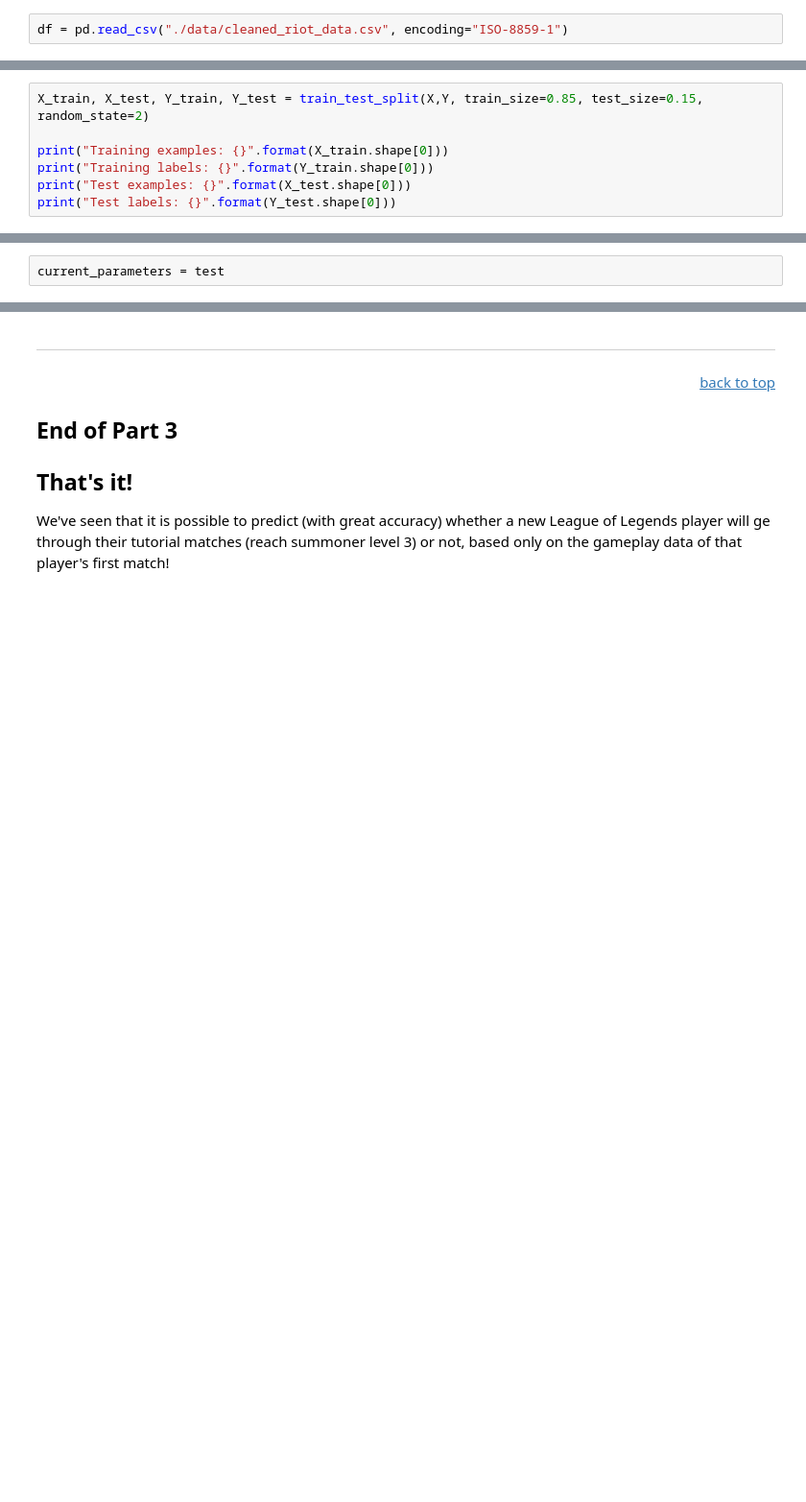
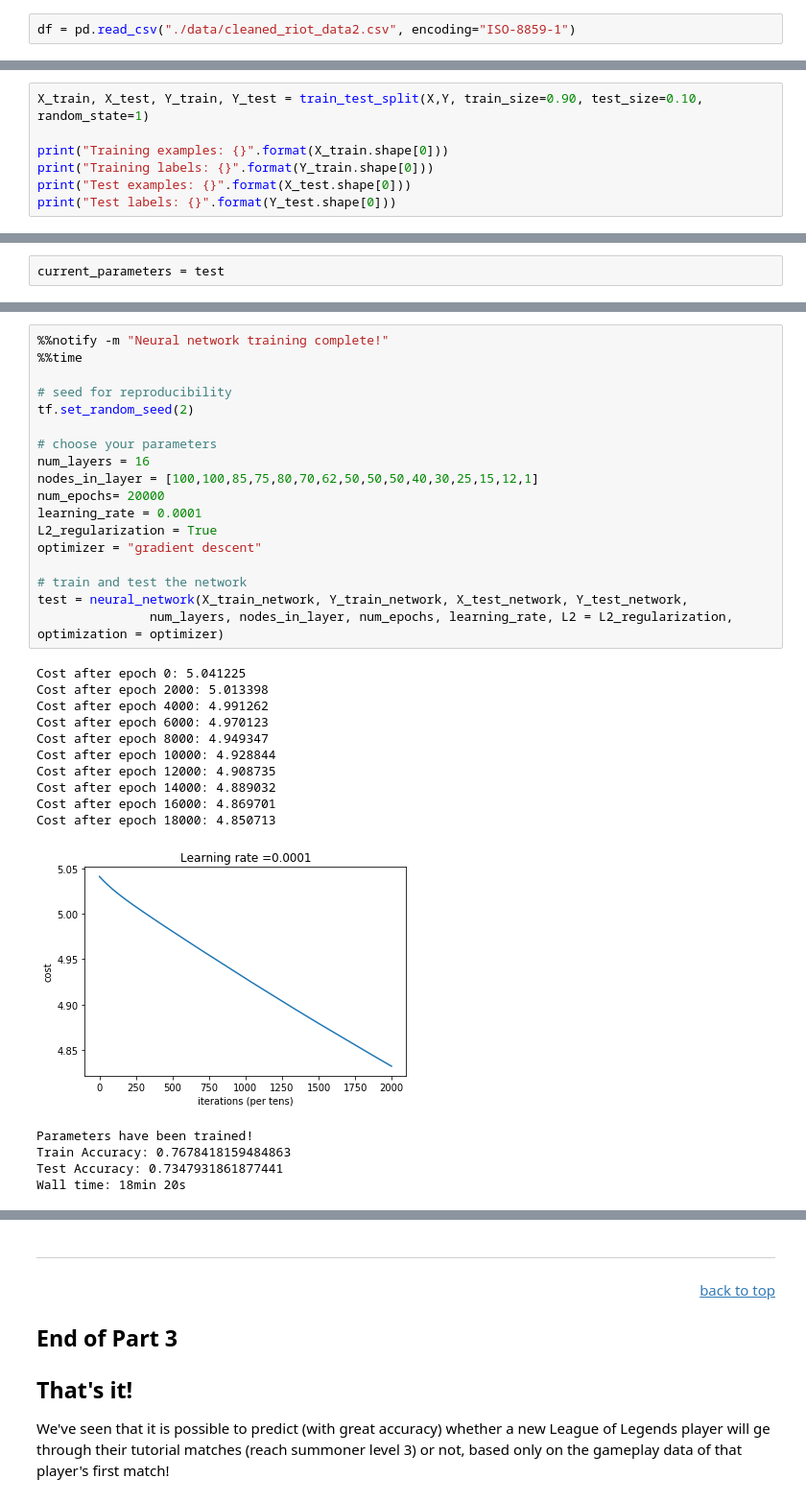
Before and after one commit to dskarbrevik/League-of-Legends-Churn-Prediction, a Jupyter notebook: LoL Churn Predictor [Part 3 - Data Modeling].ipynb, the cells around one changed output, grey strips where cells are left out. Shown at 96% size. Cells and saved outputs as stored; diff of their text form; blank space fills up the shorter version.

```diff
--- a/LoL Churn Predictor [Part 3 - Data Modeling].ipynb
+++ b/LoL Churn Predictor [Part 3 - Data Modeling].ipynb
@@ -77,7 +87,7 @@ np.random.seed(1)
 # %% [markdown]
 **First, read cleaned dataframe from file**
 # %%
-df = pd.read_csv("./data/cleaned_riot_data.csv", encoding="ISO-8859-1")
+df = pd.read_csv("./data/cleaned_riot_data2.csv", encoding="ISO-8859-1")
 # %% [markdown]
 **1) OHE encoding for categorical features**
 # %%
@@ -275,7 +290,7 @@ Y = np.array(labels)
 # %% [markdown]
 **Randomize and split data into train/test sets**
 # %%
-X_train, X_test, Y_train, Y_test = train_test_split(X,Y, train_size=0.85, test_size=0.15, random_state=2)
+X_train, X_test, Y_train, Y_test = train_test_split(X,Y, train_size=0.90, test_size=0.10, random_state=1)
 
 print("Training examples: {}".format(X_train.shape[0]))
 print("Training labels: {}".format(Y_train.shape[0]))
@@ -966,0 +1081,34 @@ Cost after epoch 0: 5.040148
+# %%
+%%notify -m "Neural network training complete!"
+%%time
+
+# seed for reproducibility
+tf.set_random_seed(2)
+
+# choose your parameters
+num_layers = 16
+nodes_in_layer = [100,100,85,75,80,70,62,50,50,50,40,30,25,15,12,1]
+num_epochs= 20000
+learning_rate = 0.0001
+L2_regularization = True
+optimizer = "gradient descent"
+
+# train and test the network
+test = neural_network(X_train_network, Y_train_network, X_test_network, Y_test_network,
+               num_layers, nodes_in_layer, num_epochs, learning_rate, L2 = L2_regularization, optimization = optimizer)
+# %% [output]
+Cost after epoch 0: 5.041225
+Cost after epoch 2000: 5.013398
+Cost after epoch 4000: 4.991262
+Cost after epoch 6000: 4.970123
+Cost after epoch 8000: 4.949347
+Cost after epoch 10000: 4.928844
+Cost after epoch 12000: 4.908735
+Cost after epoch 14000: 4.889032
+Cost after epoch 16000: 4.869701
+Cost after epoch 18000: 4.850713
+[figure, added]
+Parameters have been trained!
+Train Accuracy: 0.7678418159484863
+Test Accuracy: 0.7347931861877441
+Wall time: 18min 20s
```
Also changed, not shown: parts of 34 cells of this notebook, 11 other files.
